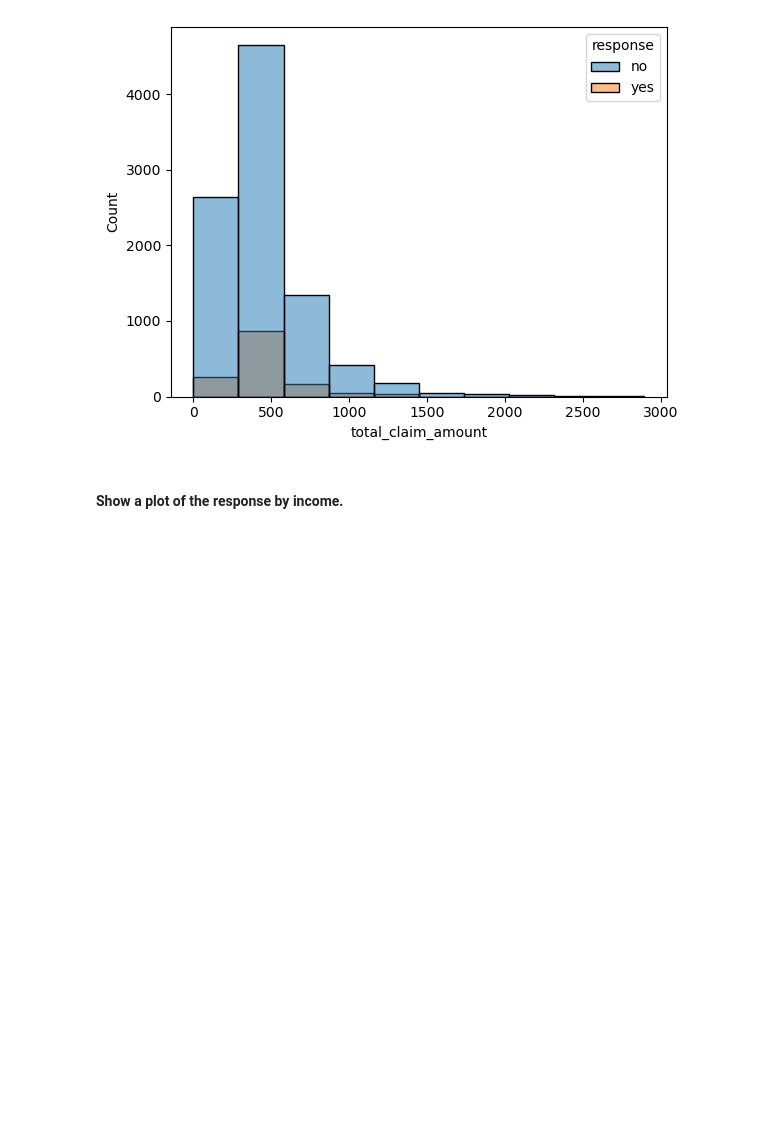
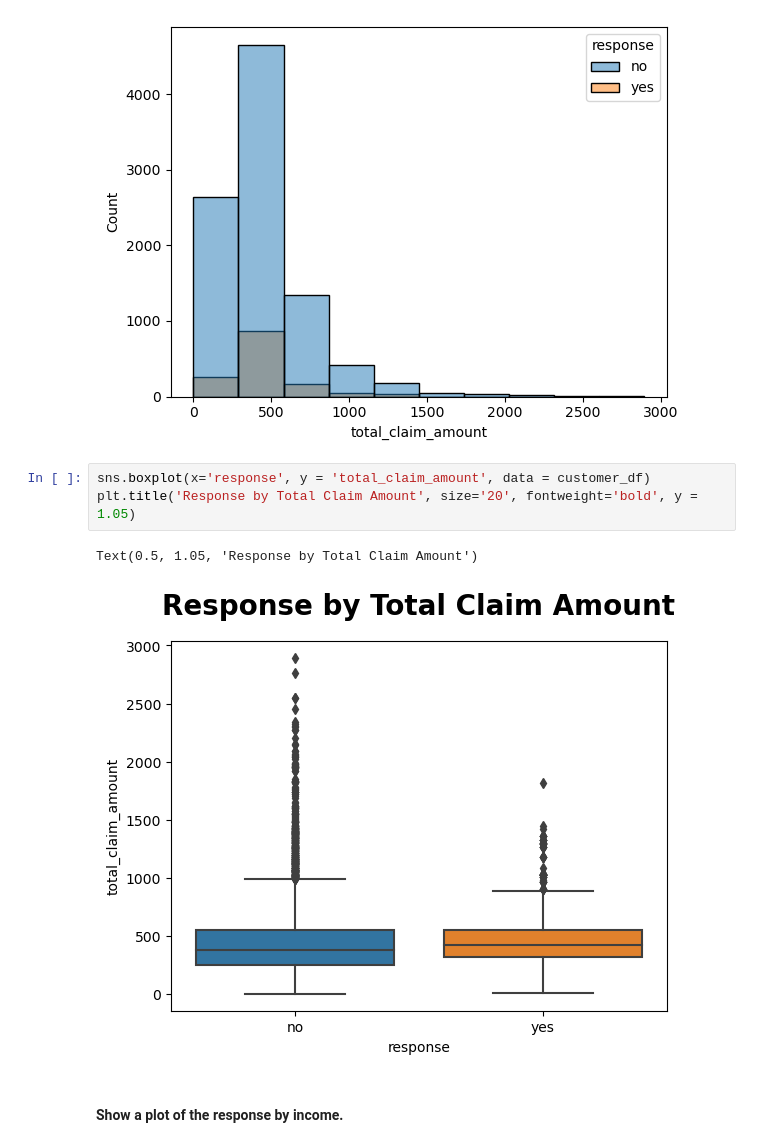
Before and after one commit to dablancog/Angelica_Ironhack_Labs, a Jupyter notebook: Week_2/Angelica_Week2_Activity3_and_4.ipynb, the cells around one changed output. Drawn from its saved outputs; the diff is of its cells as text; blank space fills up the shorter version.

```diff
--- a/Week_2/Angelica_Week2_Activity3_and_4.ipynb
+++ b/Week_2/Angelica_Week2_Activity3_and_4.ipynb
@@ -237,6 +239,12 @@ sns.histplot(x = numericals['total_claim_amount'], hue = categoricals['response'
 # %% [output]
 <AxesSubplot:xlabel='total_claim_amount', ylabel='Count'>
 [figure]
+# %%
+sns.boxplot(x='response', y = 'total_claim_amount', data = customer_df)
+plt.title('Response by Total Claim Amount', size='20', fontweight='bold', y = 1.05)
+# %% [output]
+Text(0.5, 1.05, 'Response by Total Claim Amount')
+[figure, added]
 # %% [markdown]
 #### Show a plot of the response by income.
 # %%
```
Also changed, not shown: parts of 2 cells of this notebook.
